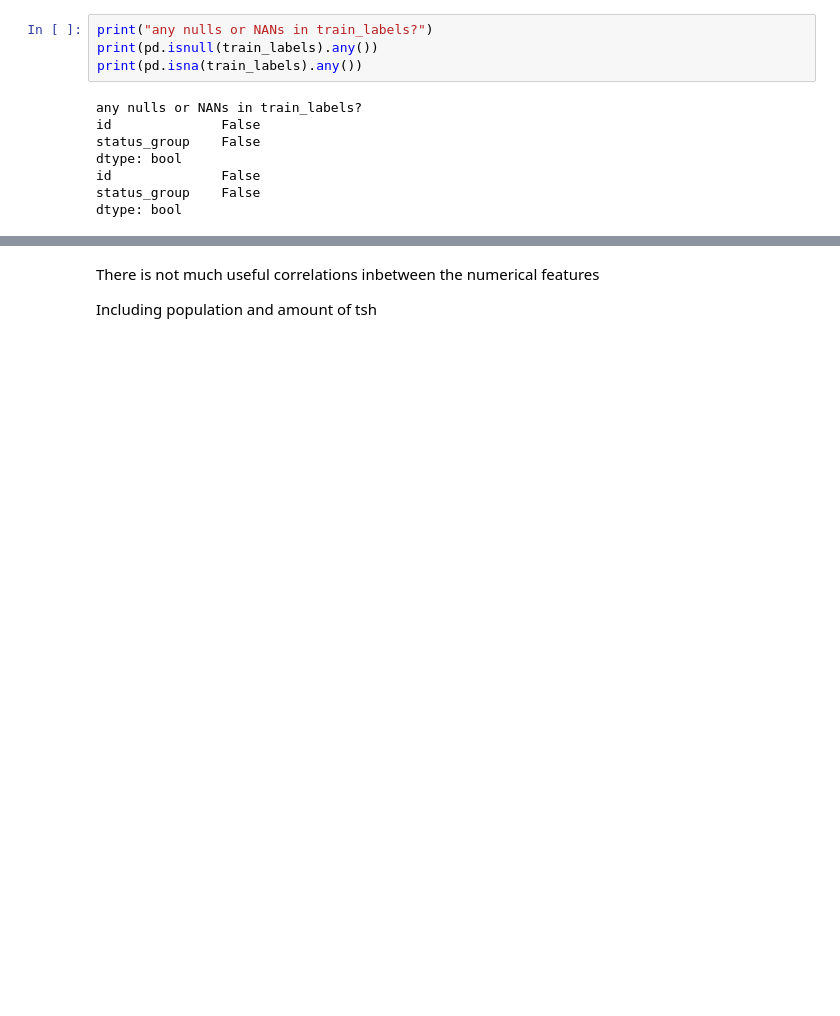
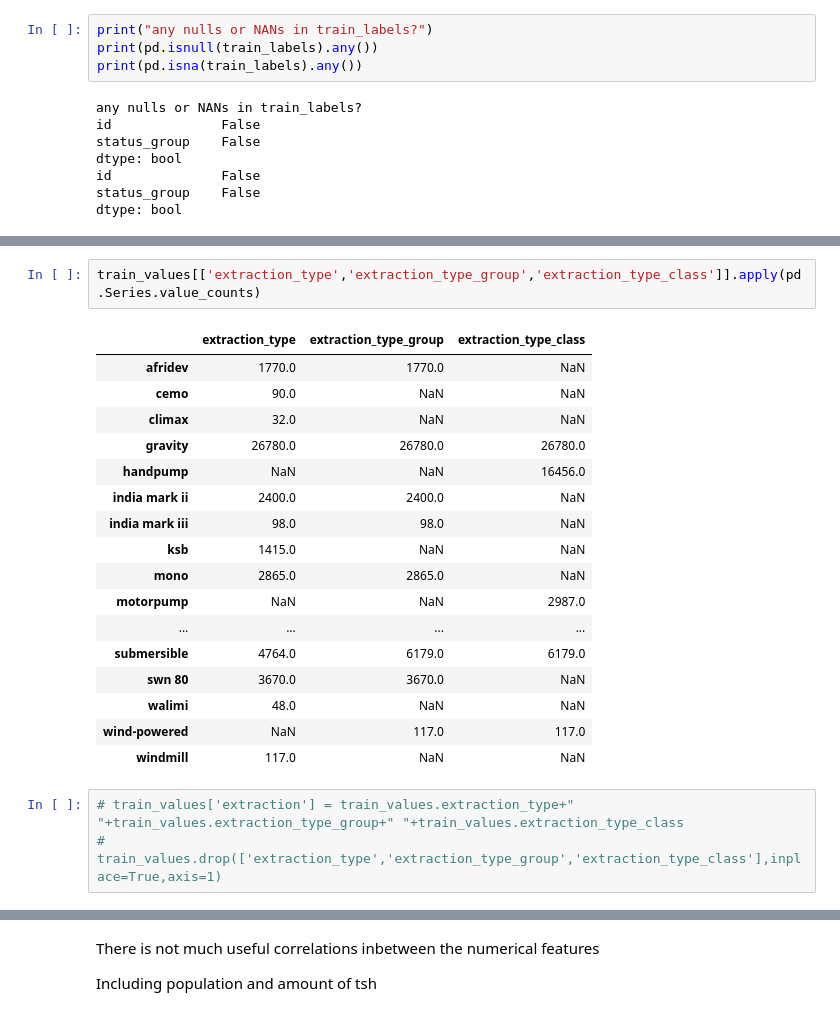
Before and after one commit to roberthobblebottom/pump-it-up, a Jupyter notebook: 1.ipynb, the cells around one changed output, grey strips where cells are left out. Drawn from its saved outputs; the diff is of its cells as text; blank space fills up the shorter version.

```diff
--- a/1.ipynb
+++ b/1.ipynb
@@ -253,0 +423,23 @@ sns.heatmap(data=train.corr(),vmin=-1,vmax=1,annot=True)
+# %%
+train_values[['extraction_type','extraction_type_group','extraction_type_class']].apply(pd.Series.value_counts)
+# %% [output]
+|  | extraction_type | extraction_type_group | extraction_type_class |
+| afridev | 1770.0 | 1770.0 | NaN |
+| cemo | 90.0 | NaN | NaN |
+| climax | 32.0 | NaN | NaN |
+| gravity | 26780.0 | 26780.0 | 26780.0 |
+| handpump | NaN | NaN | 16456.0 |
+| india mark ii | 2400.0 | 2400.0 | NaN |
+| india mark iii | 98.0 | 98.0 | NaN |
+| ksb | 1415.0 | NaN | NaN |
+| mono | 2865.0 | 2865.0 | NaN |
+| motorpump | NaN | NaN | 2987.0 |
+| ... | ... | ... | ... |
+| submersible | 4764.0 | 6179.0 | 6179.0 |
+| swn 80 | 3670.0 | 3670.0 | NaN |
+| walimi | 48.0 | NaN | NaN |
+| wind-powered | NaN | 117.0 | 117.0 |
+| windmill | 117.0 | NaN | NaN |
+# %%
+# train_values['extraction'] = train_values.extraction_type+" "+train_values.extraction_type_group+" "+train_values.extraction_type_class
+# train_values.drop(['extraction_type','extraction_type_group','extraction_type_class'],inplace=True,axis=1)
```
Also changed, not shown: parts of 62 cells of this notebook.
